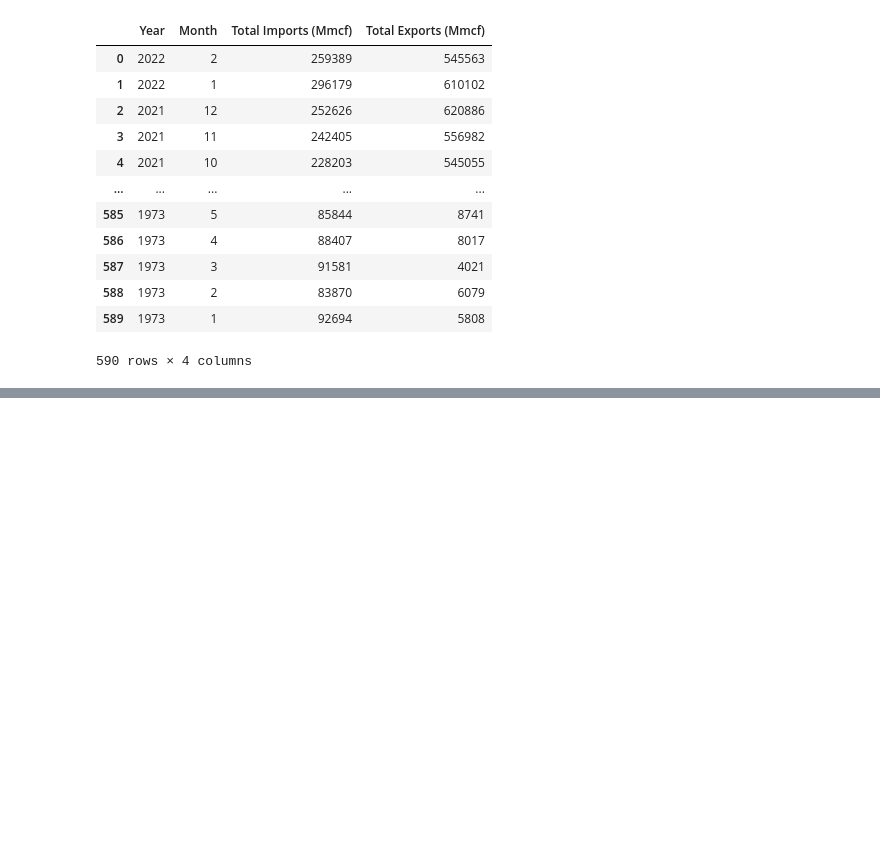
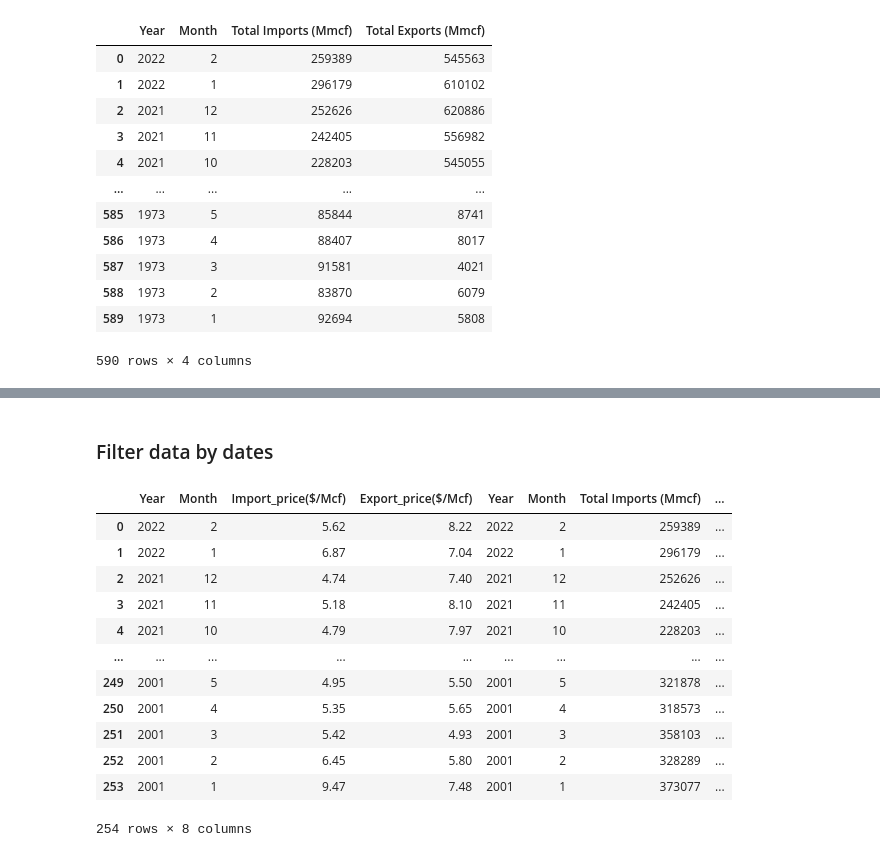
Before and after one commit to FIRE-Phoebe/Gas_Price_analysis, a Jupyter notebook: Resources/Datasets/US_Gas_import_export.ipynb, the cells around one changed output, grey strips where cells are left out. Saved outputs shown, nothing was run; the diff lists cells and outputs as text; code cells hidden in the pictures; blank space fills up the shorter version.

Commit message:
'filter_data-2001'

```diff
--- a/Resources/Datasets/US_Gas_import_export.ipynb
+++ b/Resources/Datasets/US_Gas_import_export.ipynb
@@ -135,0 +144,4 @@ price_im_export_df
+# %%
+#filter data from 2001- current
+price_im_export_df = price_im_export_df[(price_im_export_df.Year >= int(2001))]
+price_im_export_df
@@ -230,3 +256,6 @@ Total_im_export_df
 | 588 | 1973 | 2 | 83870 | 6079 |
 | 589 | 1973 | 1 | 92694 | 5808 |
 590 rows × 4 columns
+# %%
+Total_im_export_df = Total_im_export_df[(Total_im_export_df.Year >= int(2001))]
+Total_im_export_df
@@ -232,0 +276,19 @@ Total_im_export_df
+# %% [markdown]
+### Filter data by dates
+# %%
+import_export_data = pd.concat([price_im_export_df,Total_im_export_df], axis='columns')
+import_export_data
+# %% [output]
+|  | Year | Month | Import_price($/Mcf) | Export_price($/Mcf) | Year | Month | Total Imports (Mmcf) | ... |
+| 0 | 2022 | 2 | 5.62 | 8.22 | 2022 | 2 | 259389 | ... |
+| 1 | 2022 | 1 | 6.87 | 7.04 | 2022 | 1 | 296179 | ... |
+| 2 | 2021 | 12 | 4.74 | 7.40 | 2021 | 12 | 252626 | ... |
+| 3 | 2021 | 11 | 5.18 | 8.10 | 2021 | 11 | 242405 | ... |
+| 4 | 2021 | 10 | 4.79 | 7.97 | 2021 | 10 | 228203 | ... |
+| ... | ... | ... | ... | ... | ... | ... | ... | ... |
+| 249 | 2001 | 5 | 4.95 | 5.50 | 2001 | 5 | 321878 | ... |
+| 250 | 2001 | 4 | 5.35 | 5.65 | 2001 | 4 | 318573 | ... |
+| 251 | 2001 | 3 | 5.42 | 4.93 | 2001 | 3 | 358103 | ... |
+| 252 | 2001 | 2 | 6.45 | 5.80 | 2001 | 2 | 328289 | ... |
+| 253 | 2001 | 1 | 9.47 | 7.48 | 2001 | 1 | 373077 | ... |
+254 rows × 8 columns
```
Also changed, not shown: parts of 4 cells of this notebook.
